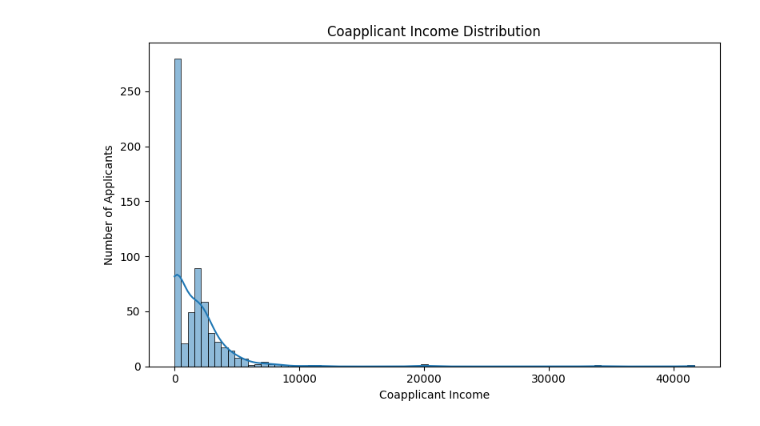
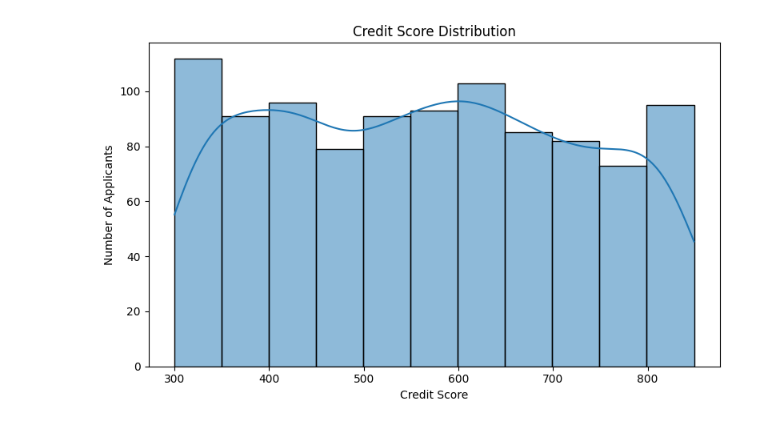
Before and after one commit to Shyam-Krishnan24/Capstone-Project-, a Jupyter notebook: Supervised_Learning/ADV_LOAN_APPROVAL/analysis/Loan_Analysis1.ipynb, the cells around one changed output. Cells and saved outputs as stored; diff of their text form; code cells hidden in the pictures.

```diff
--- a/Supervised_Learning/ADV_LOAN_APPROVAL/analysis/Loan_Analysis1.ipynb
+++ b/Supervised_Learning/ADV_LOAN_APPROVAL/analysis/Loan_Analysis1.ipynb
@@ -77,69 +94,52 @@ Name: proportion, dtype: float64
 # %%
-print("\n ---------------applicants income analysis--------------- ")
-print(df["ApplicantIncome"].describe())
+print("\n ---------------income analysis--------------- ")
+print(df["income"].describe())
 plt.figure(figsize=(8, 5))
+sns.histplot(data=df, x="income", kde=True)
+plt.title("Income Distribution")
+plt.xlabel("Income")
+plt.ylabel("Number of Applicants")
+plt.tight_layout()
+file_path = save_plot()
+print(f"Saved plot: {file_path}")
+plt.show()
 
-sns.histplot(
-    data=df,
-    x="ApplicantIncome",
-    kde=True
-)
-
-plt.title("Applicant Income Distribution")
-plt.xlabel("Applicant Income")
-plt.ylabel("Number of Applicants")
-
-plt.tight_layout()
-plt.show()
 print("\n -----------loan amount analysis------------------------")
-print(df["LoanAmount"].describe())
+print(df["loan_amount"].describe())
 plt.figure(figsize=(8, 5))
-
-sns.histplot(
-    data=df,
-    x="LoanAmount",
-    kde=True
-)
-
+sns.histplot(data=df, x="loan_amount", kde=True)
 plt.title("Loan Amount Distribution")
 plt.xlabel("Loan Amount")
 plt.ylabel("Number of Applicants")
+plt.tight_layout()
+file_path = save_plot()
+print(f"Saved plot: {file_path}")
+plt.show()
 
+print("\n ---------------credit score analysis--------------------")
+print(df["credit_score"].describe())
+plt.figure(figsize=(8, 5))
+sns.histplot(data=df, x="credit_score", kde=True)
+plt.title("Credit Score Distribution")
+plt.xlabel("Credit Score")
+plt.ylabel("Number of Applicants")
 plt.tight_layout()
+file_path = save_plot()
+print(f"Saved plot: {file_path}")
 plt.show()
-print("\n ------------------coappliant income analysis--------------------")
-print(df["CoapplicantIncome"].describe())
-plt.figure(figsize=(8, 5))
 
-sns.histplot(
-    data=df,
-    x="CoapplicantIncome",
-    kde=True
-)
-
-plt.title("Coapplicant Income Distribution")
-plt.xlabel("Coapplicant Income")
+print("\n-------------- employment years analysis -------------")
+print(df["employment_years"].describe())
+print("\nEmployment Years Frequency:")
+print(df["employment_years"].value_counts().sort_index())
+plt.figure(figsize=(9, 5))
+sns.countplot(data=df, x="employment_years")
+plt.title("Employment Years Distribution")
+plt.xlabel("Employment Years")
 plt.ylabel("Number of Applicants")
-
+plt.xticks(rotation=45)
 plt.tight_layout()
+file_path = save_plot()
+print(f"Saved plot: {file_path}")
 plt.show()
-print("\n-------------- Loan amount term analysis -------------")
-print(df["Loan_Amount_Term"].describe())
-print("\nLoan Amount Term Frequency:")
-print(df["Loan_Amount_Term"].value_counts().sort_index())
-plt.figure(figsize=(9, 5))
-
-sns.countplot(
-    data=df,
-    x="Loan_Amount_Term"
-)
-
-plt.title("Loan Amount Term Distribution")
-plt.xlabel("Loan Amount Term (Months)")
-plt.ylabel("Number of Applicants")
-
-plt.xticks(rotation=45)
-
-plt.tight_layout()
-plt.show()
 # %% [output]
@@ -178 +181 @@ Name: CoapplicantIncome, dtype: float64
-[figure, old version]
+[figure, new version]
```
Also changed, not shown: parts of 15 cells of this notebook, 23 other files.
